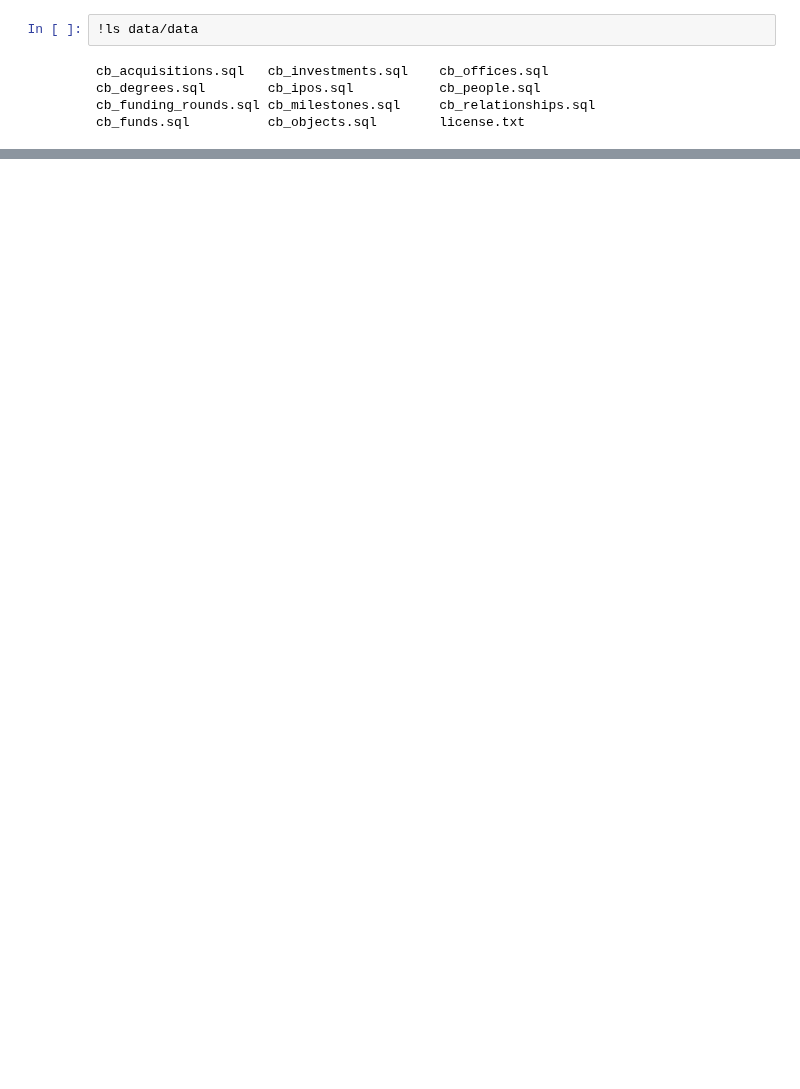
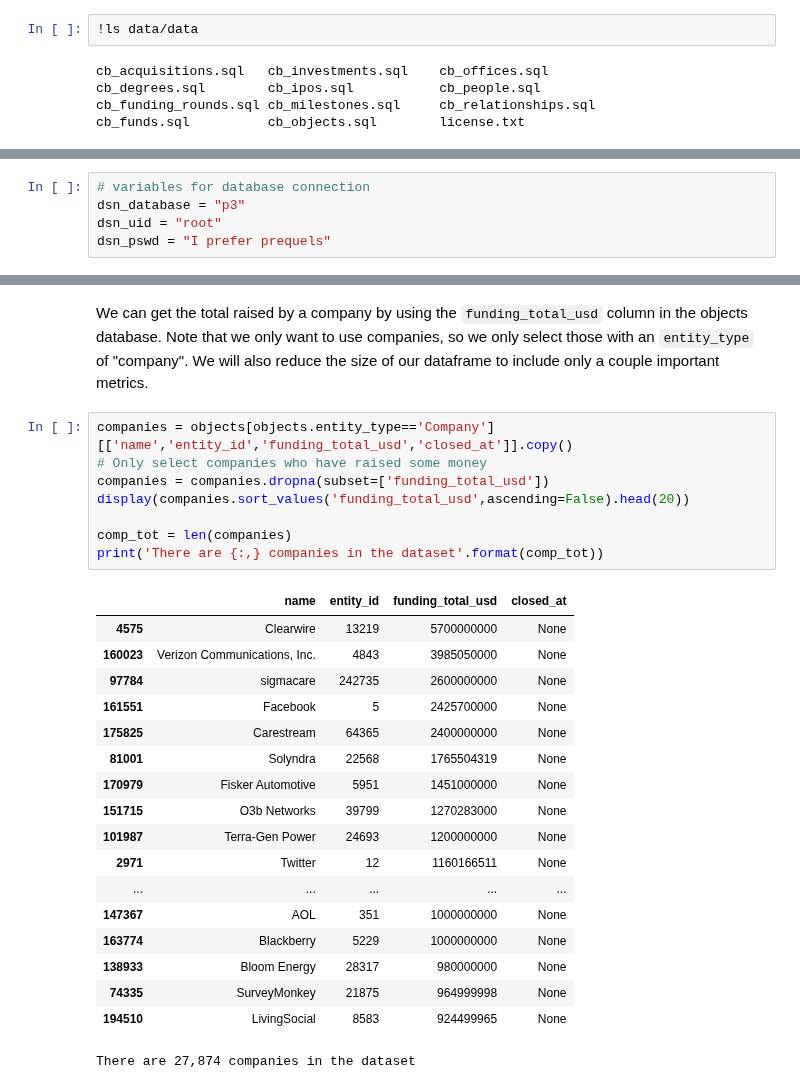
Before and after one commit to berkeley-stat159-f17/project-3-p2-mo-ma-ne, a Jupyter notebook: education.ipynb, the cells around one changed output, grey strips where cells are left out. Saved outputs shown, nothing was run; the diff lists cells and outputs as text; blank space fills up the shorter version.

```diff
--- a/education.ipynb
+++ b/education.ipynb
@@ -252,0 +17,5 @@ conn.close()
+# %%
+# variables for database connection
+dsn_database = "p3"
+dsn_uid = "root"
+dsn_pswd = "I prefer prequels"
@@ -252,0 +68,29 @@ conn.close()
+# %% [markdown]
+We can get the total raised by a company by using the `funding_total_usd` column in the objects database. Note that we only want to use companies, so we only select those with an `entity_type` of "company". We will also reduce the size of our dataframe to include only a couple important metrics.
+# %%
+companies = objects[objects.entity_type=='Company'][['name','entity_id','funding_total_usd','closed_at']].copy()
+# Only select companies who have raised some money
+companies = companies.dropna(subset=['funding_total_usd'])
+display(companies.sort_values('funding_total_usd',ascending=False).head(20))
+
+comp_tot = len(companies)
+print('There are {:,} companies in the dataset'.format(comp_tot))
+# %% [output]
+|  | name | entity_id | funding_total_usd | closed_at |
+| 4575 | Clearwire | 13219 | 5700000000 | None |
+| 160023 | Verizon Communications, Inc. | 4843 | 3985050000 | None |
+| 97784 | sigmacare | 242735 | 2600000000 | None |
+| 161551 | Facebook | 5 | 2425700000 | None |
+| 175825 | Carestream | 64365 | 2400000000 | None |
+| 81001 | Solyndra | 22568 | 1765504319 | None |
+| 170979 | Fisker Automotive | 5951 | 1451000000 | None |
+| 151715 | O3b Networks | 39799 | 1270283000 | None |
+| 101987 | Terra-Gen Power | 24693 | 1200000000 | None |
+| 2971 | Twitter | 12 | 1160166511 | None |
+| ... | ... | ... | ... | ... |
+| 147367 | AOL | 351 | 1000000000 | None |
+| 163774 | Blackberry | 5229 | 1000000000 | None |
+| 138933 | Bloom Energy | 28317 | 980000000 | None |
+| 74335 | SurveyMonkey | 21875 | 964999998 | None |
+| 194510 | LivingSocial | 8583 | 924499965 | None |
+There are 27,874 companies in the dataset
```
Also changed, not shown: parts of 59 cells of this notebook.
